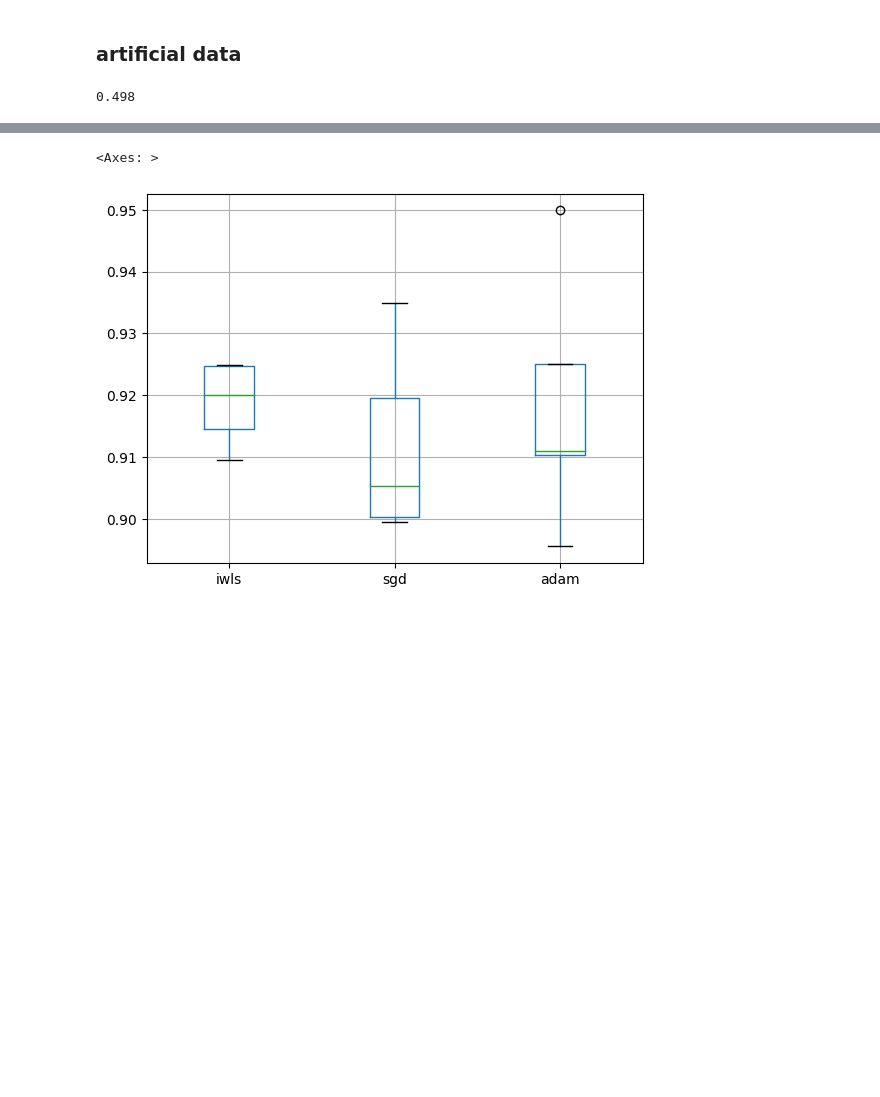
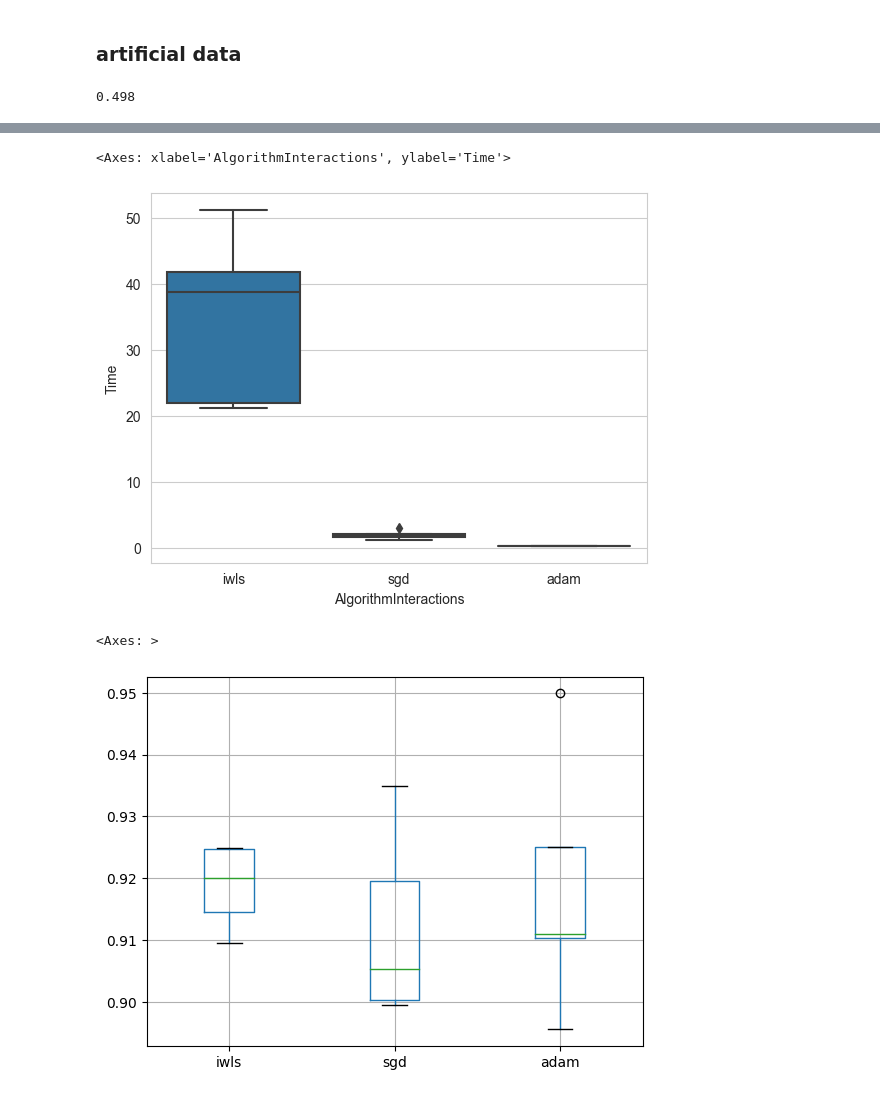
Before and after one commit to Fersoil/logistic_regression, a Jupyter notebook: real_data_experiments.ipynb, the cells around one changed output, grey strips where cells are left out. Drawn from its saved outputs; the diff is of its cells as text; code cells hidden in the pictures; blank space fills up the shorter version.

```diff
--- a/real_data_experiments.ipynb
+++ b/real_data_experiments.ipynb
@@ -50,6 +53,43 @@ def compare_methods(X, y, algorithms = ["iwls", "sgd", "adam"], k = 5, test_size
             print(f"Mean accuracy: {np.mean(balanced_accuracies[alg_name])}")
     balanced_accuracies = pd.DataFrame(balanced_accuracies)
     return balanced_accuracies
+# %%
+def compare_methods_v2(X, y, algorithms = ["iwls", "sgd", "adam"], k = 5, test_size = 0.2, interaction = False):
+    final_metrics = pd.DataFrame(
+        columns=[
+            "Algorithm",
+            "Interactions",
+            "AlgorithmInteractions",
+            "Balanced Accuracy",
+            "Time",
+            "run_number",
+        ]
+    )
+    after_epoch_metrics = defaultdict(list)
+    interaction_opt = [False]
+    if interaction:
+        interaction_opt.append(True)
+
+    for alg in algorithms:
+        for inter in interaction_opt:
+            alg_inter = alg + ("_inter" if inter else "")
+            for i in range(k):
+
+                # Split data and create regressor object
+                X_train, X_test, y_train, y_test = train_test_split(X, y, test_size=test_size)
+                model = logistic_regression.LogisticRegressor(descent_algorithm = alg, include_interactions = inter)
+
+                # Fit model and record time
+                start = time.perf_counter()
+                model.fit(X_train, y_train, max_num_epoch = 500, tolerance=1e-3)
+                end = time.perf_counter() - start
+
+                # Record metrics
+                loss_after_epoch = model.convergence_rate
+                after_epoch_metrics[alg_inter].append(loss_after_epoch)
+                final_metrics.loc[len(final_metrics)] = [alg, inter, alg_inter, model.balanced_accuracy(X_test, y_test), end, i+1]
+                print(f"Run {i+1} of {alg_inter} completed")
+    return final_metrics, after_epoch_metrics
 # %% [markdown]
 ## Datasets
 # %% [markdown]
@@ -96,3 +157,10 @@ Mean accuracy: 0.9183267726400048
+# %%
+import seaborn as sns
+sns.set_style("whitegrid")
+sns.boxplot(data=final, x="AlgorithmInteractions", y="Time")
+# %% [output]
+<Axes: xlabel='AlgorithmInteractions', ylabel='Time'>
+[figure, added]
 # %%
 df.boxplot()
 # %% [output]
```
Also changed, not shown: parts of 6 cells of this notebook, 2 other files.
